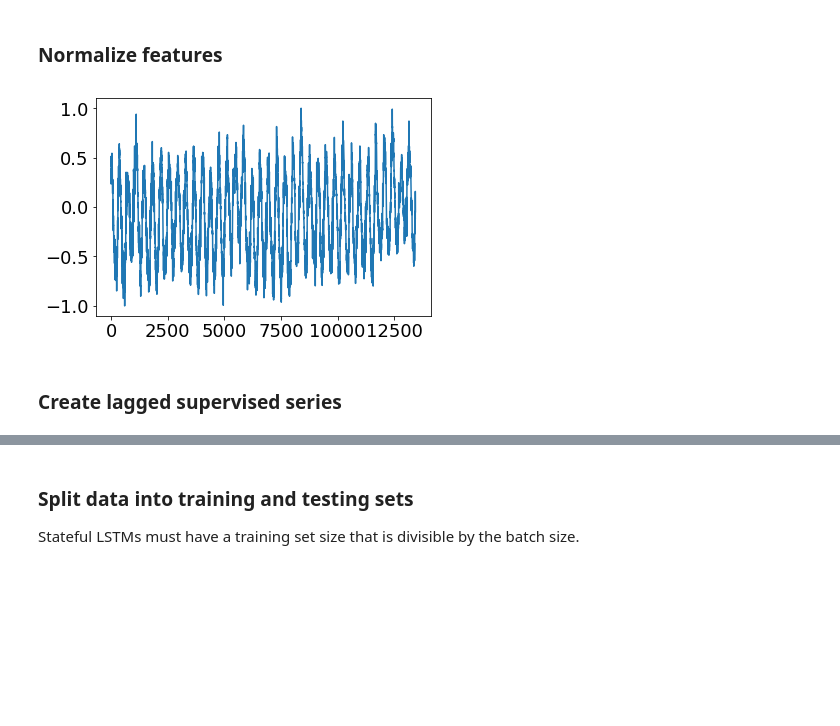
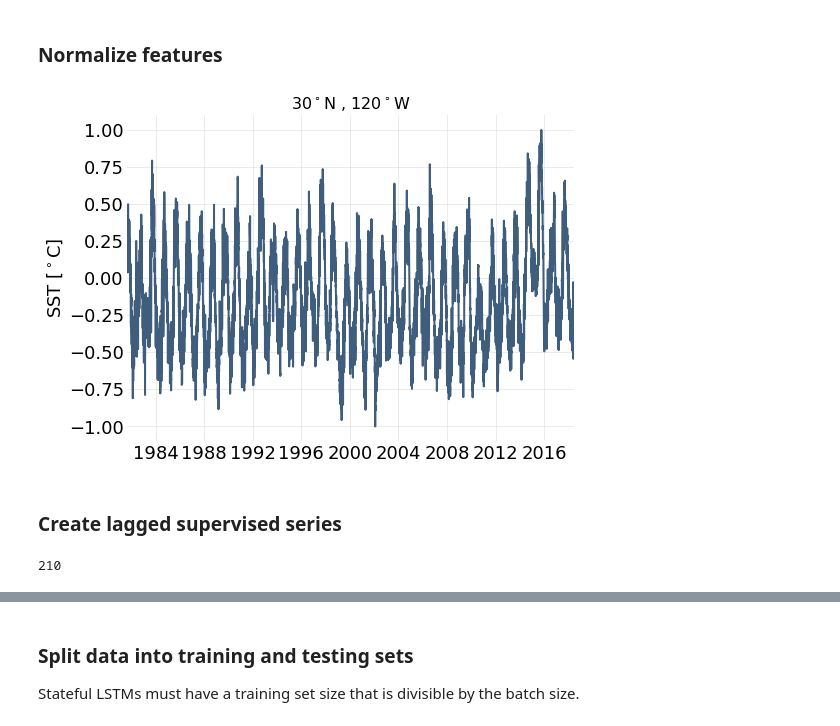
Before and after one commit to hscannell/MHW-tableau, a Jupyter notebook: code/LSTM/LSTM_Forecast_univariate.ipynb, the cells around one changed output, grey strips where cells are left out. Cells and saved outputs as stored; diff of their text form; code cells hidden in the pictures; blank space fills up the shorter version.

```diff
--- a/code/LSTM/LSTM_Forecast_univariate.ipynb
+++ b/code/LSTM/LSTM_Forecast_univariate.ipynb
@@ -218,21 +218,38 @@ print(data.shape, time.shape)
 3. Divide data into a training and test set
 # %% [markdown]
 ### Normalize features
-# %%
-
-# normalize features in range -1 to 1
-scaler = MinMaxScaler(feature_range=(-1, 1))
-scaled = scaler.fit_transform(data.values)
-series = DataFrame(scaled)
-plt.plot(series);
-# %% [output]
-[figure, removed]
+# %%
+# normalize features in range -1 to 1
+scaler = MinMaxScaler(feature_range=(-1, 1))
+scaled = scaler.fit_transform(data.values)
+series = DataFrame(scaled)
+
+plt.figure(figsize=(8, 6))
+plt.plot(series);
+ax = plt.subplot(111)
+ax.get_xaxis().tick_bottom()
+ax.get_yaxis().tick_left()
+ax.spines["top"].set_visible(False)
+ax.spines["right"].set_visible(False)
+ax.spines["bottom"].set_visible(False)
+ax.spines["left"].set_visible(False)
+ax.tick_params(axis=u'both', which=u'both', length=0)
+plt.plot(sst_dates, series, color="#3F5D7D", linewidth = 2);
+plt.ylabel('SST [$^\circ$C]', size=18)
+plt.xlim(sst_dates[0], sst_dates[-1])
+plt.grid(True, alpha=0.3)
+plt.title(lat + '$^\circ$N , ' + lon +'$^\circ$W', fontsize=16);
+# %% [output]
+[figure, added]
 # %% [markdown]
 ### Create lagged supervised series
 # %%
 n_features = 1                    # SST
-lag = 20                          # input sequence (length of samples will be reduced by the # of lags)
-steps = 5                         # forecast sequence
+steps = 30                        # forecast sequence
+lag = steps*7                     # input sequence (length of samples will be reduced by the # of lags)
+print(steps*7)
+# %% [output]
+210
 # %%
 # convert series to supervised learning
 def series_to_supervised(data, n_in, n_out, dropnan=True): #
```
Also changed, not shown: parts of 30 cells of this notebook.
